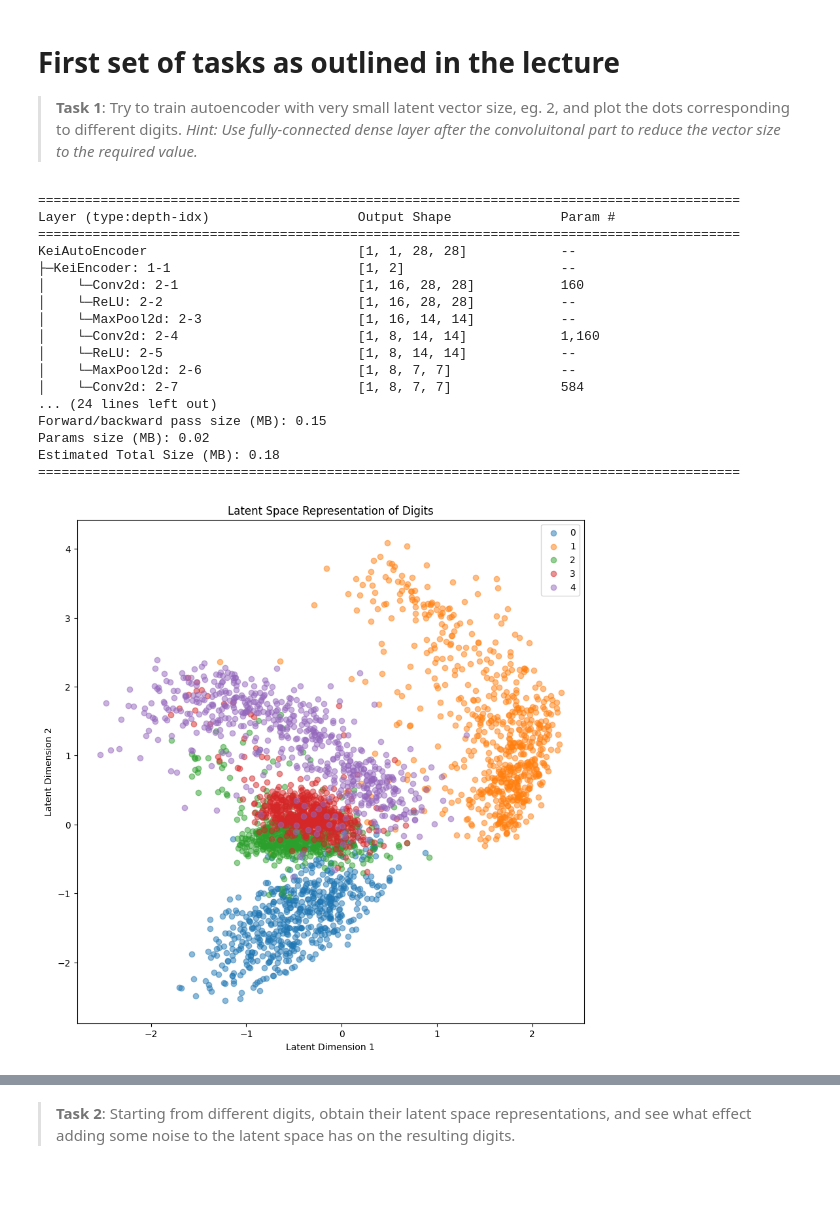
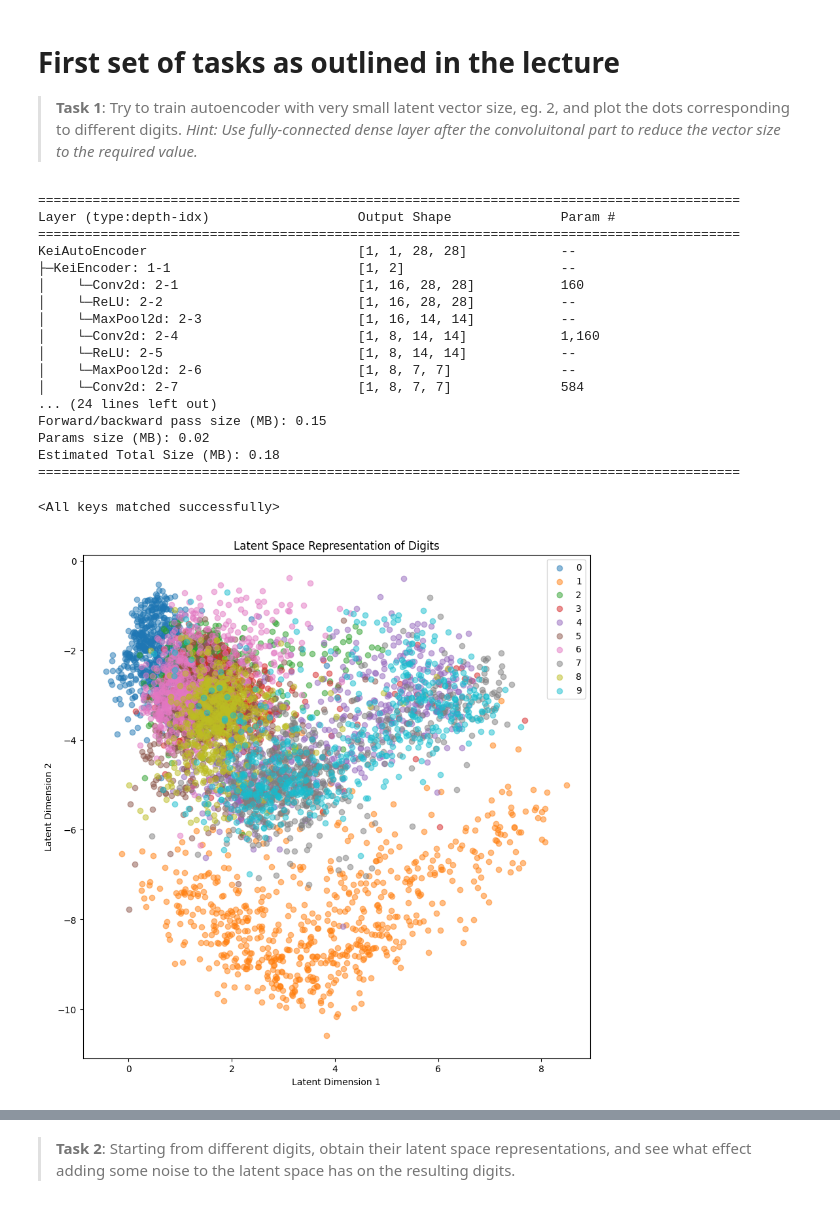
Before and after one commit to KalebKei/AI-For-Beginners, a Jupyter notebook: lessons/4-ComputerVision/09-Autoencoders/lab/AutoEncoderPytorchLab.ipynb, the cells around one changed output, grey strips where cells are left out. Drawn from its saved outputs; the diff is of its cells as text; code cells hidden in the pictures.

```diff
--- a/lessons/4-ComputerVision/09-Autoencoders/lab/AutoEncoderPytorchLab.ipynb
+++ b/lessons/4-ComputerVision/09-Autoencoders/lab/AutoEncoderPytorchLab.ipynb
@@ -221,11 +221,19 @@ class KeiAutoEncoder(nn.Module):
         decoded = self.decoder(encoded)
         return decoded
 
-model = KeiAutoEncoder()
-print(summary(model,input_size=(1,1,28,28)))
-optimizer = optim.Adam(model.parameters(), lr=lr, eps=eps)
-loss_fn = nn.BCELoss()
-train(dataloaders, model, loss_fn, optimizer, epochs, device)
+autmodel = KeiAutoEncoder()
+print(summary(autmodel,input_size=(1,1,28,28)))
+
+encoder_path = 'saved-models/autoencoder'
+
+##### ALready trained, downloaded
+# optimizer = optim.Adam(autmodel.parameters(), lr=lr, eps=eps)
+# loss_fn = nn.BCELoss()
+# train(dataloaders, autmodel, loss_fn, optimizer, epochs, device)
+# torch.save(autmodel.state_dict(), encoder_path)
+
+# Load
+autmodel.load_state_dict(torch.load(encoder_path))
 # %% [output]
 ==========================================================================================
 Layer (type:depth-idx)                   Output Shape              Param #
@@ -244,35 +252,36 @@ Forward/backward pass size (MB): 0.15
 Params size (MB): 0.02
 Estimated Total Size (MB): 0.18
 ==========================================================================================
+<All keys matched successfully>
 # %%
 def plot_latent_space(model, data_loader):
     model.eval()
     latents = []
     labels = []
     with torch.no_grad():
         for data, target in data_loader:
             data = data.to(device)
             encoded = model.encoder(data)
             latents.append(encoded.cpu().numpy())
             labels.append(target.numpy())
 
     latents = np.concatenate(latents)
     labels = np.concatenate(labels)
 
     plt.figure(figsize=(10, 10))
-    for i in range(5):
+    for i in range(10):
         indices = labels == i
         plt.scatter(latents[indices, 0], latents[indices, 1], label=str(i), alpha=0.5)
     plt.legend()
     plt.xlabel('Latent Dimension 1')
     plt.ylabel('Latent Dimension 2')
     plt.title('Latent Space Representation of Digits')
     plt.show()
 
 # Plot the latent space using the test dataset
-plot_latent_space(model, test_dataloader)
+plot_latent_space(autmodel, test_dataloader)
 # %% [output]
-[figure, old version]
+[figure, new version]
 # %%
 # Kaleb playing around
 with torch.no_grad():
```
Also changed, not shown: parts of 11 cells of this notebook, 4 other files.
